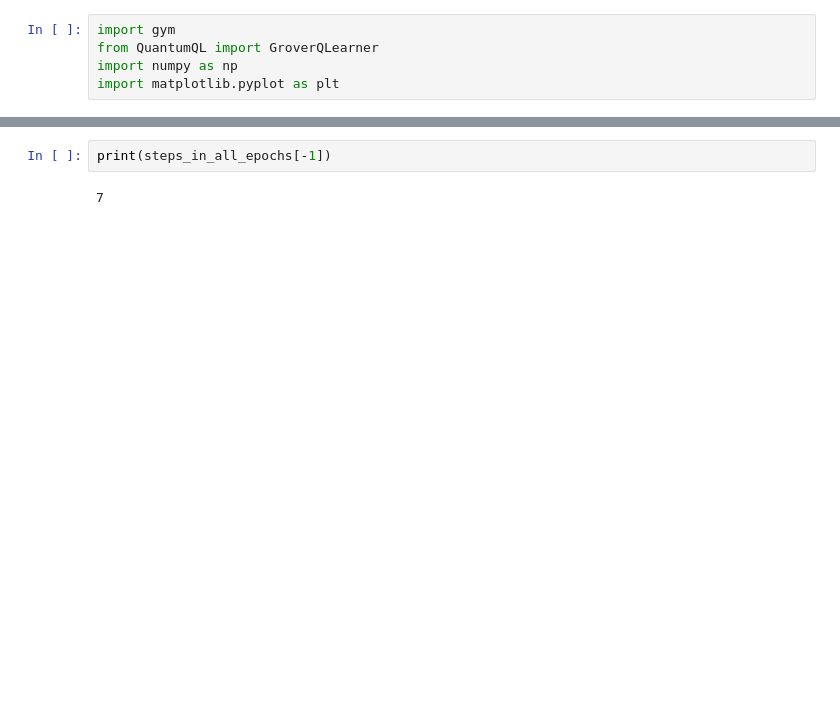
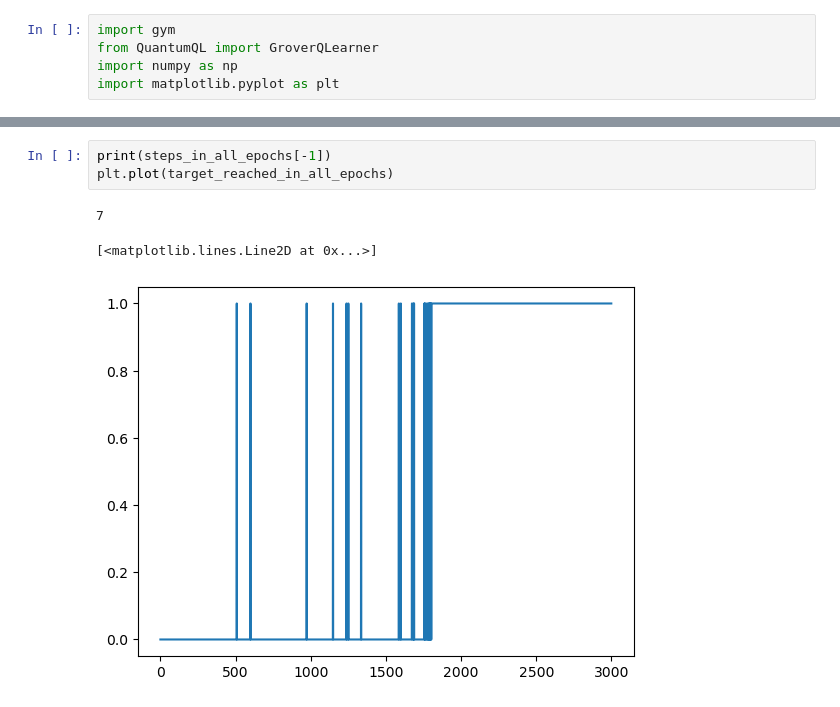
Before and after one commit to ustcer0928/QuantumQLearning, a Jupyter notebook: QuantumQLtest.ipynb, the cells around one changed output, grey strips where cells are left out. Cells and saved outputs as stored; diff of their text form; blank space fills up the shorter version.

```diff
--- a/QuantumQLtest.ipynb
+++ b/QuantumQLtest.ipynb
@@ -62,4 +63,7 @@ Taking step 0/7
 # %%
 print(steps_in_all_epochs[-1])
+plt.plot(target_reached_in_all_epochs)
 # %% [output]
 7
+[<matplotlib.lines.Line2D at 0x...>]
+[figure, added]
```
Also changed, not shown: parts of 3 cells of this notebook.
